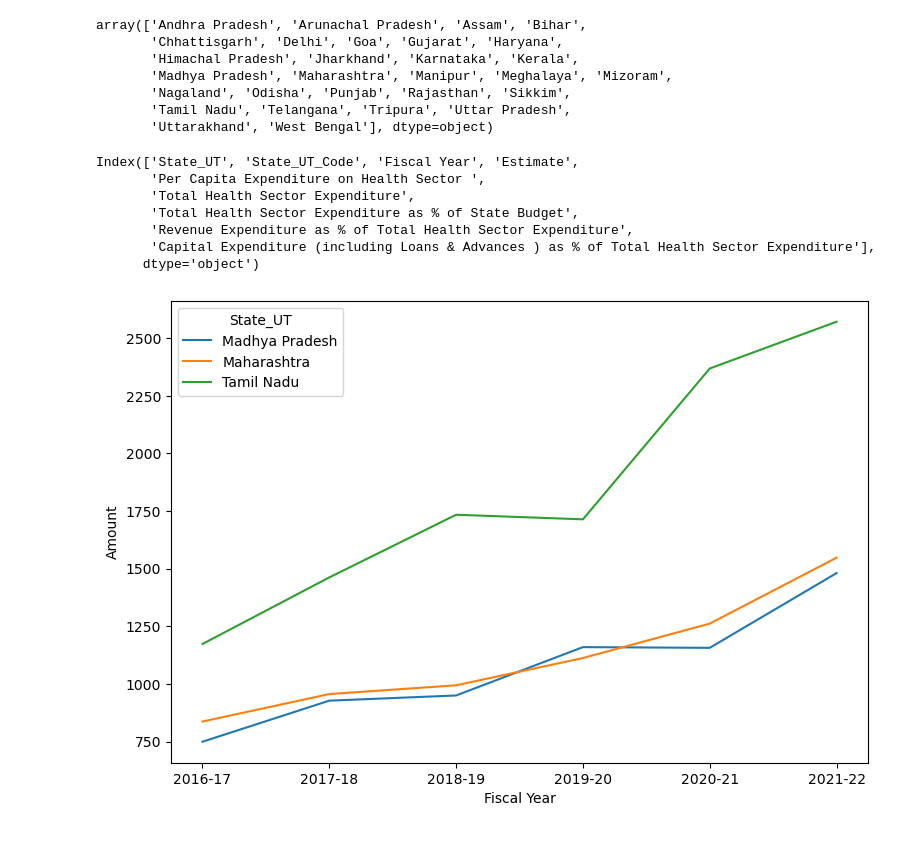
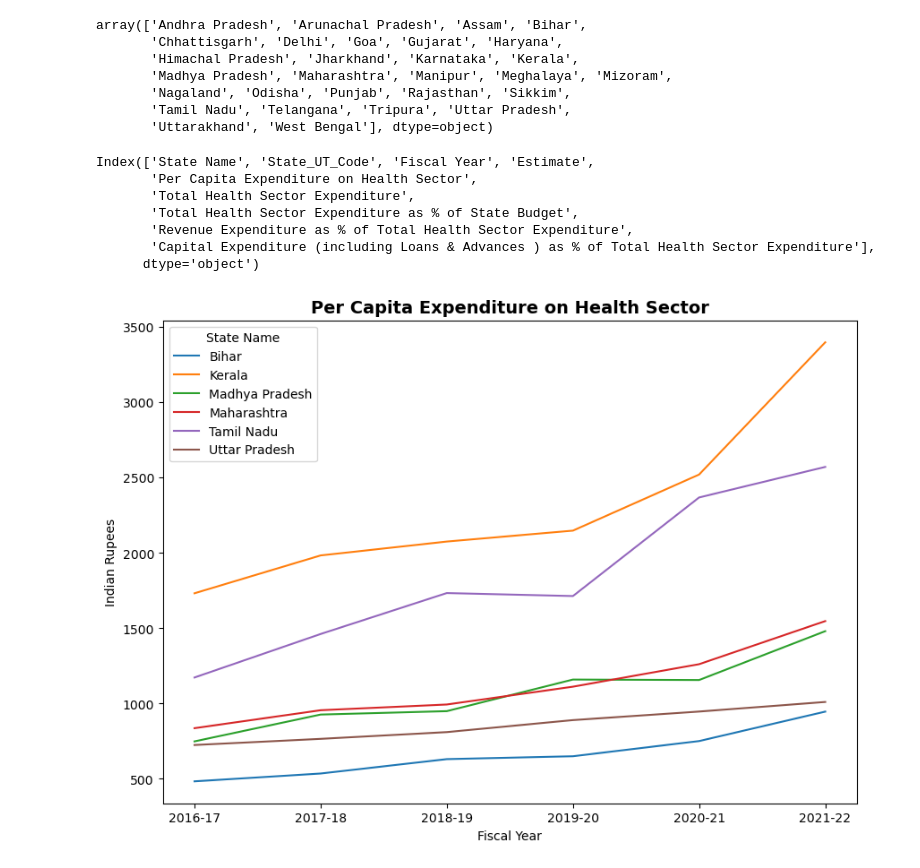
Before and after one commit to vidushi711/SDS_Final, a Jupyter notebook: final.ipynb, the cells around one changed output. Drawn from its saved outputs; the diff is of its cells as text; code cells hidden in the pictures.

```diff
--- a/final.ipynb
+++ b/final.ipynb
@@ -56,5 +57,9 @@ healthBudget.head()
 | 2 | Andhra Pradesh | 1 | 2017-18 | Revised Estimates | 1319.229067 | 6826.8785 | ... |
 | 3 | Andhra Pradesh | 1 | 2017-18 | Actuals | 1247.678119 | 6456.6095 | ... |
 | 4 | Andhra Pradesh | 1 | 2018-19 | Budget Estimates | 1686.444995 | 8774.9106 | ... |
+# %%
+# Rename the State/UT column to State_Name
+healthBudget.rename(columns={'State_UT': 'State Name'}, inplace=True)
+healthBudget.rename(columns={'Per Capita Expenditure on Health Sector ': 'Per Capita Expenditure on Health Sector'}, inplace=True)
 # %%
 # Check how many fiscal years are there in the dataset
@@ -69,7 +74,7 @@ array(['Andhra Pradesh', 'Arunachal Pradesh', 'Assam', 'Bihar',
        'Uttarakhand', 'West Bengal'], dtype=object)
 # %%
 # Choose Maharashtra, Tamil Nadu, Madhya Pradesh for further analysis
-healthBudget_states = healthBudget[healthBudget['State_UT'].isin(['Maharashtra', 'Tamil Nadu', 'Madhya Pradesh'])]
+healthBudget_states = healthBudget[healthBudget['State Name'].isin(['Maharashtra', 'Tamil Nadu', 'Madhya Pradesh', 'Uttar Pradesh', 'Kerala', 'Bihar'])]
 # Choose Actual Revenue Expenditure on Medical and Public Health
 healthBudget_states = healthBudget_states[healthBudget_states['Estimate'].isin(['Actuals'])]
 healthBudget_states.head()
@@ -77,8 +82,8 @@ healthBudget_states.head()
 # show all attributes of the dataframe
 healthBudget_states.columns
 # %% [output]
-Index(['State_UT', 'State_UT_Code', 'Fiscal Year', 'Estimate',
-       'Per Capita Expenditure on Health Sector ',
+Index(['State Name', 'State_UT_Code', 'Fiscal Year', 'Estimate',
+       'Per Capita Expenditure on Health Sector',
        'Total Health Sector Expenditure',
        'Total Health Sector Expenditure as % of State Budget',
        'Revenue Expenditure as % of Total Health Sector Expenditure',
@@ -86,9 +91,11 @@ Index(['State_UT', 'State_UT_Code', 'Fiscal Year', 'Estimate',
       dtype='object')
 # %%
 # Plot the change over years for Maharashtra, Tamil Nadu, Madhya Pradesh with line plot
-healthBudget_states.pivot(index='Fiscal Year', columns='State_UT', values='Per Capita Expenditure on Health Sector ').plot(kind='line', figsize=(9, 6))
-plt.ylabel('Amount')
+healthBudget_states.pivot(index='Fiscal Year', columns='State Name', values='Per Capita Expenditure on Health Sector').plot(kind='line', figsize=(10, 7))
+# Add title and axis names
+plt.title('Per Capita Expenditure on Health Sector', fontsize=14, fontweight='bold')
+plt.ylabel('Indian Rupees')
 plt.show()
 # %% [output]
-[figure, old version]
+[figure, new version]
 # %%
```
Also changed, not shown: parts of 5 cells of this notebook.
